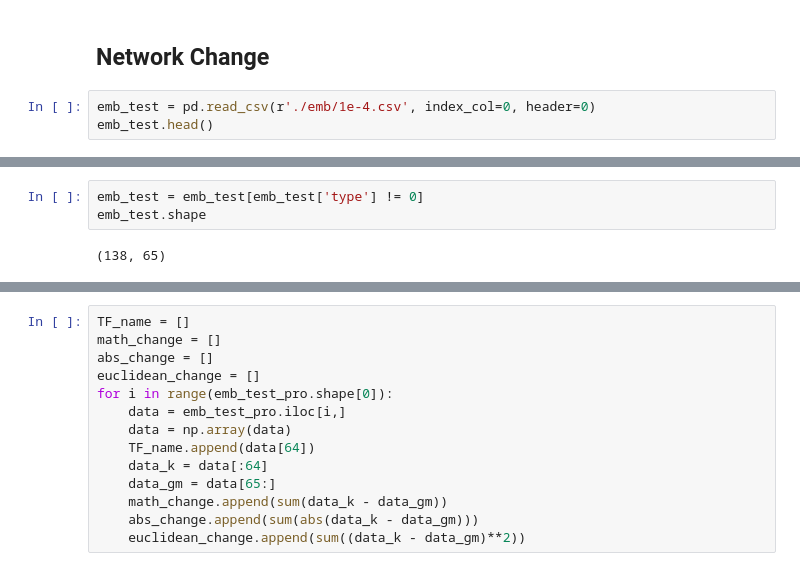
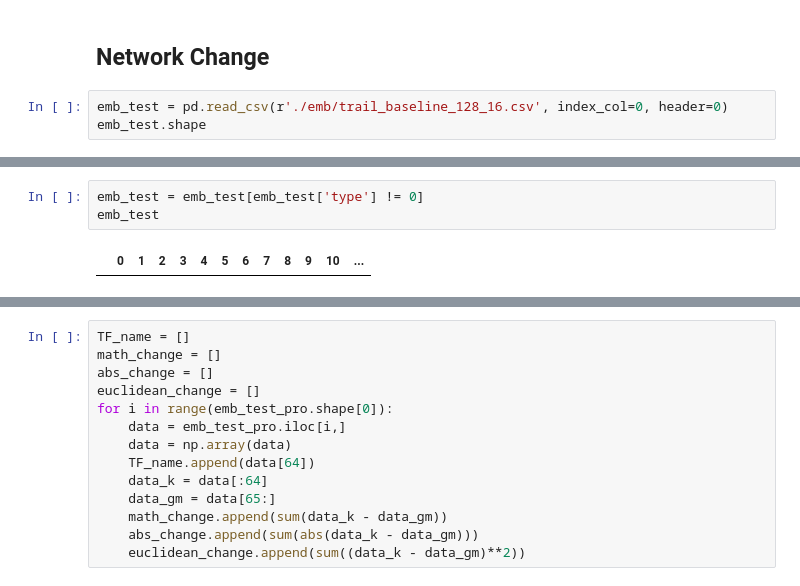
Before and after one commit to guomk/graph_embedding, a Jupyter notebook: script/dgi/network_change.ipynb, the cells around one changed output, grey strips where cells are left out. Saved outputs shown, nothing was run; the diff lists cells and outputs as text.

```diff
--- a/script/dgi/network_change.ipynb
+++ b/script/dgi/network_change.ipynb
@@ -49,6 +49,6 @@ for i in range(69):
 # %% [markdown]
 ## Network Change
 # %%
-emb_test = pd.read_csv(r'./emb/1e-4.csv', index_col=0, header=0)
-emb_test.head()
+emb_test = pd.read_csv(r'./emb/trail_baseline_128_16.csv', index_col=0, header=0)
+emb_test.shape
 # %% [output]
@@ -62,8 +56,8 @@ emb_test.head()
 # %%
 emb_test = emb_test[emb_test['type'] != 0]
-emb_test.shape
+emb_test
 # %% [output]
-(138, 65)
+|  | 0 | 1 | 2 | 3 | 4 | 5 | 6 | 7 | 8 | 9 | 10 | ... |
 # %%
 emb_test['tf_name'] = emb_test.apply(lambda row: row.name[:-2] if row.type == 1 else row.name[:-3] , axis=1)
 emb_test_type1 = emb_test[emb_test['type'] == 1]
```
Also changed, not shown: parts of 3 cells of this notebook, 1 other file.
